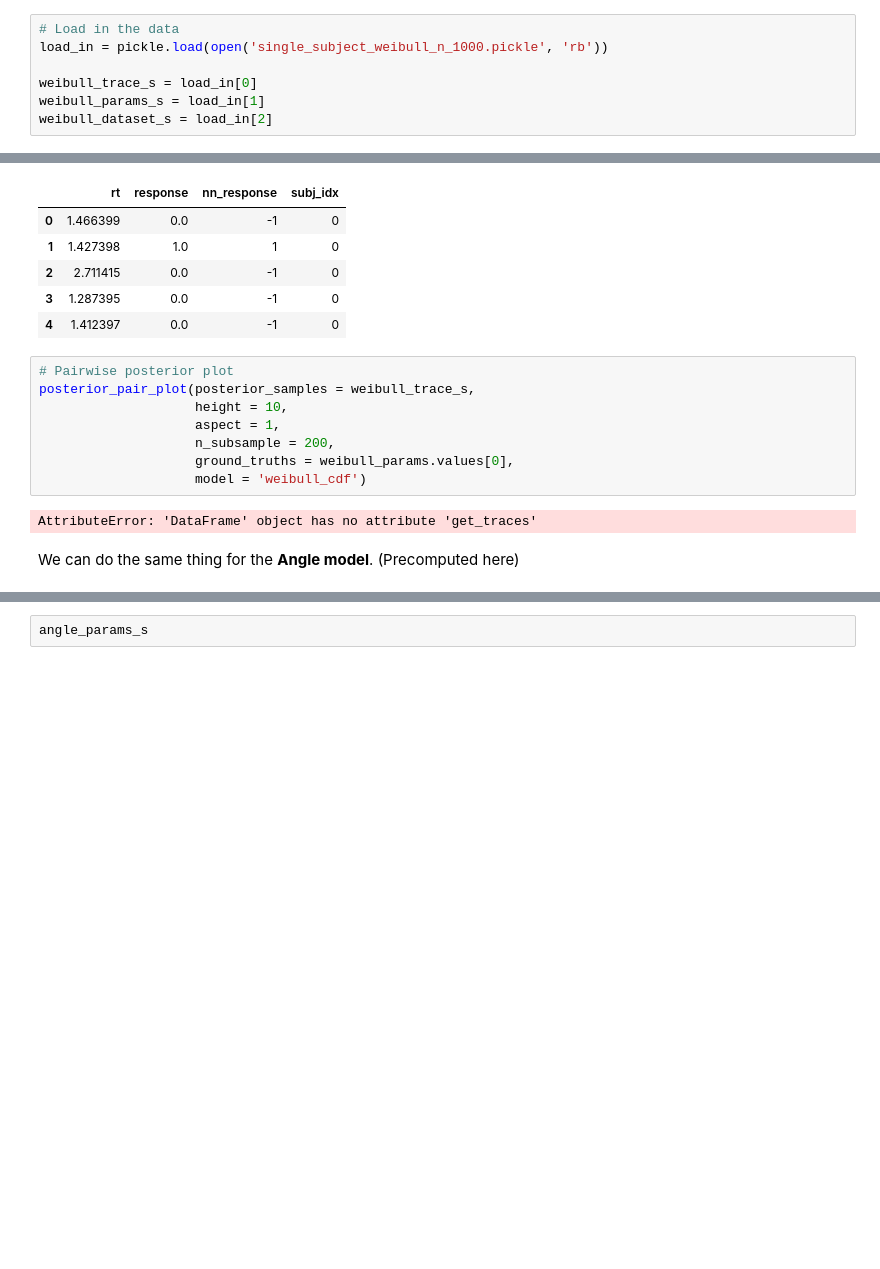
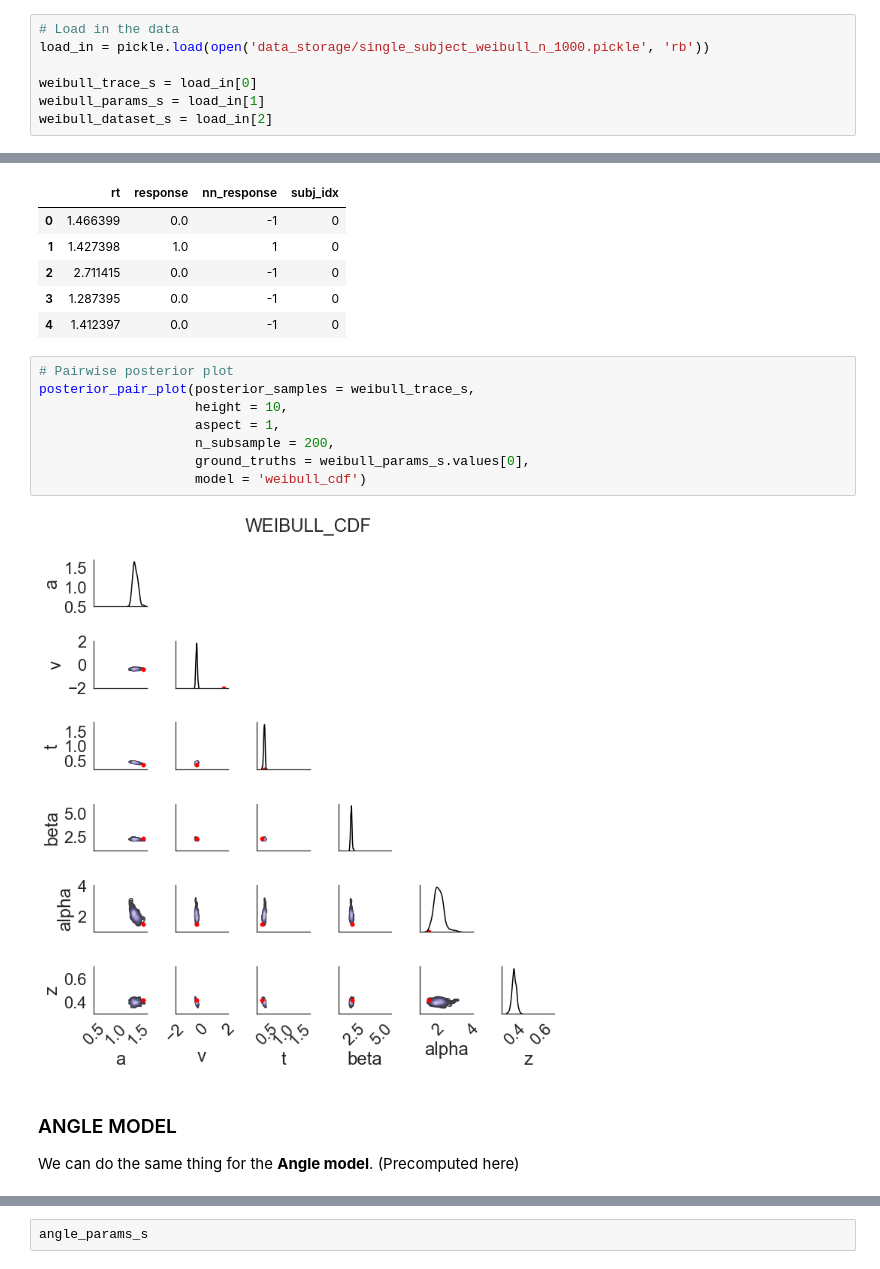
Before and after one commit to AlexanderFengler/hddmnn_tutorial, a Jupyter notebook: ddm_variants_exploration.ipynb, the cells around one changed output, grey strips where cells are left out. Saved outputs shown, nothing was run; the diff lists cells and outputs as text; blank space fills up the shorter version.

```diff
--- a/ddm_variants_exploration.ipynb
+++ b/ddm_variants_exploration.ipynb
@@ -403,7 +398,7 @@ hddm_model_weibull_single_subject.plot_posteriors(['a', 't', 'v', 'z', 'alpha',
 To avoid longer waiting times during the tutorial, instead of running the sampler for every model we show, we will load **pre-computed posteriors** some or all of the times below. Code for loading such datasets is listed below.
 # %%
 # Load in the data
-load_in = pickle.load(open('single_subject_weibull_n_1000.pickle', 'rb'))
+load_in = pickle.load(open('data_storage/single_subject_weibull_n_1000.pickle', 'rb'))
 
 weibull_trace_s = load_in[0]
 weibull_params_s = load_in[1]
@@ -437,13 +432,15 @@ weibull_dataset_s.head()
 # %%
 # Pairwise posterior plot
 posterior_pair_plot(posterior_samples = weibull_trace_s,
                     height = 10,
                     aspect = 1,
                     n_subsample = 200,
-                    ground_truths = weibull_params.values[0],
+                    ground_truths = weibull_params_s.values[0],
                     model = 'weibull_cdf')
 # %% [output]
-AttributeError: 'DataFrame' object has no attribute 'get_traces'
+[figure, added]
 # %% [markdown]
+### ANGLE MODEL
+
 We can do the same thing for the **Angle model**. (Precomputed here)
 # %%
```
Also changed, not shown: parts of 26 cells of this notebook.
